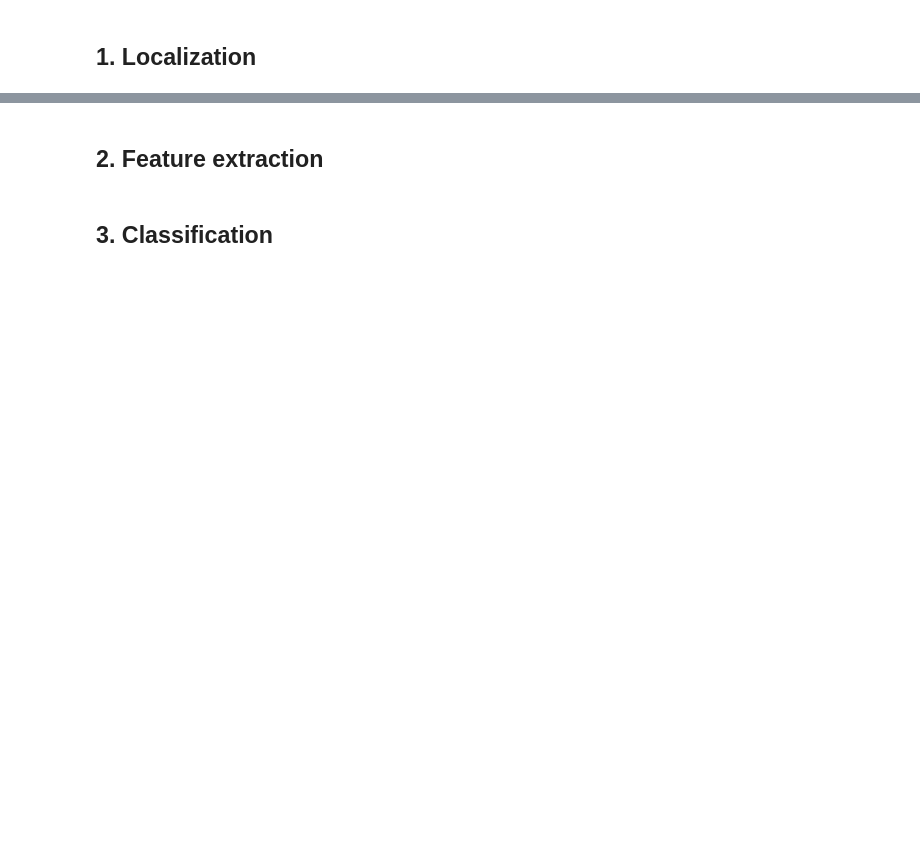
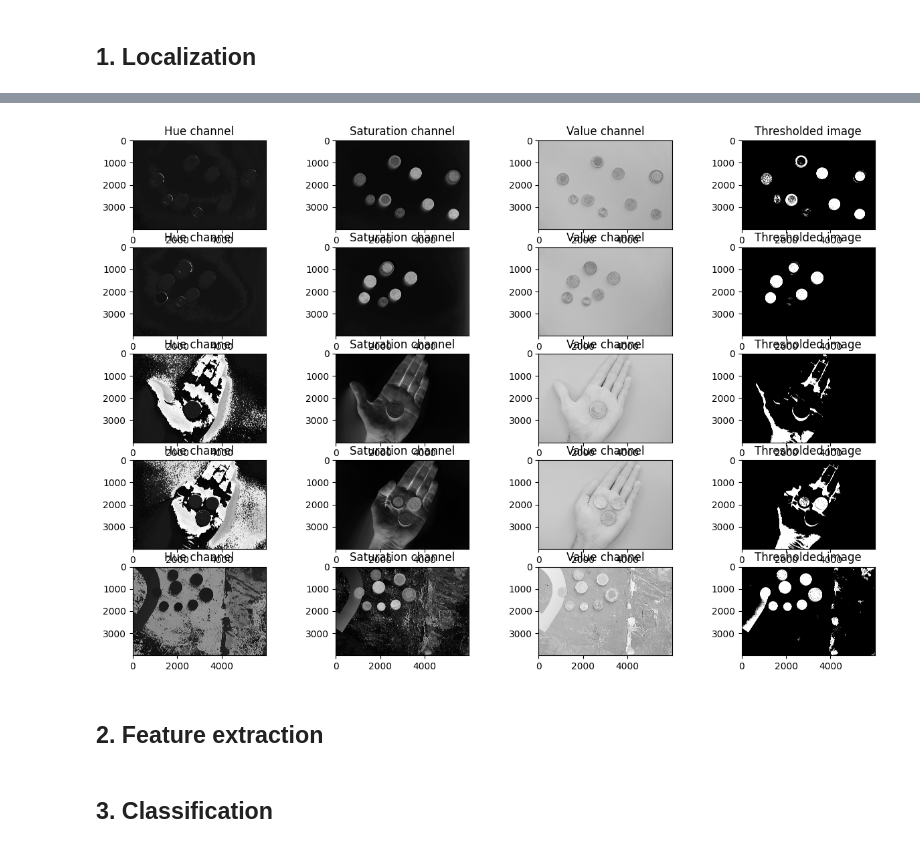
Before and after one commit to avray02/iapr_proj, a Jupyter notebook: coin_counter.ipynb, the cells around one changed output, grey strips where cells are left out. Saved outputs shown, nothing was run; the diff lists cells and outputs as text; code cells hidden in the pictures; blank space fills up the shorter version.

```diff
--- a/coin_counter.ipynb
+++ b/coin_counter.ipynb
@@ -72,3 +82,24 @@ plot_images(images=x_sample, coins=y_sample, n_cols=5)
+# %%
+_, axs = plt.subplots(len(x_test), 4, figsize=(15,10))
+
+for i in range(len(x_test)):
+    hsv_img = cv2.cvtColor(x_test[i], cv2.COLOR_RGB2HSV)
+    hue = hsv_img[:,:,0]
+    saturation = hsv_img[:,:,1]
+    value = hsv_img[:,:,2]
+
+    img_th = (hue<30)&(saturation>80)
+
+    axs[i,0].imshow(hue, cmap='gray')
+    axs[i,0].set_title('Hue channel')
+    axs[i,1].imshow(saturation, cmap='gray')
+    axs[i,1].set_title('Saturation channel')
+    axs[i,2].imshow(value, cmap='gray')
+    axs[i,2].set_title('Value channel')
+    axs[i,3].imshow(img_th, cmap='gray')
+    axs[i,3].set_title('Thresholded image')
+# %% [output]
+[figure, added]
 # %% [markdown]
 ## 2. Feature extraction
 # %% [markdown]
```
Also changed, not shown: parts of 2 cells of this notebook, 1 other file.
